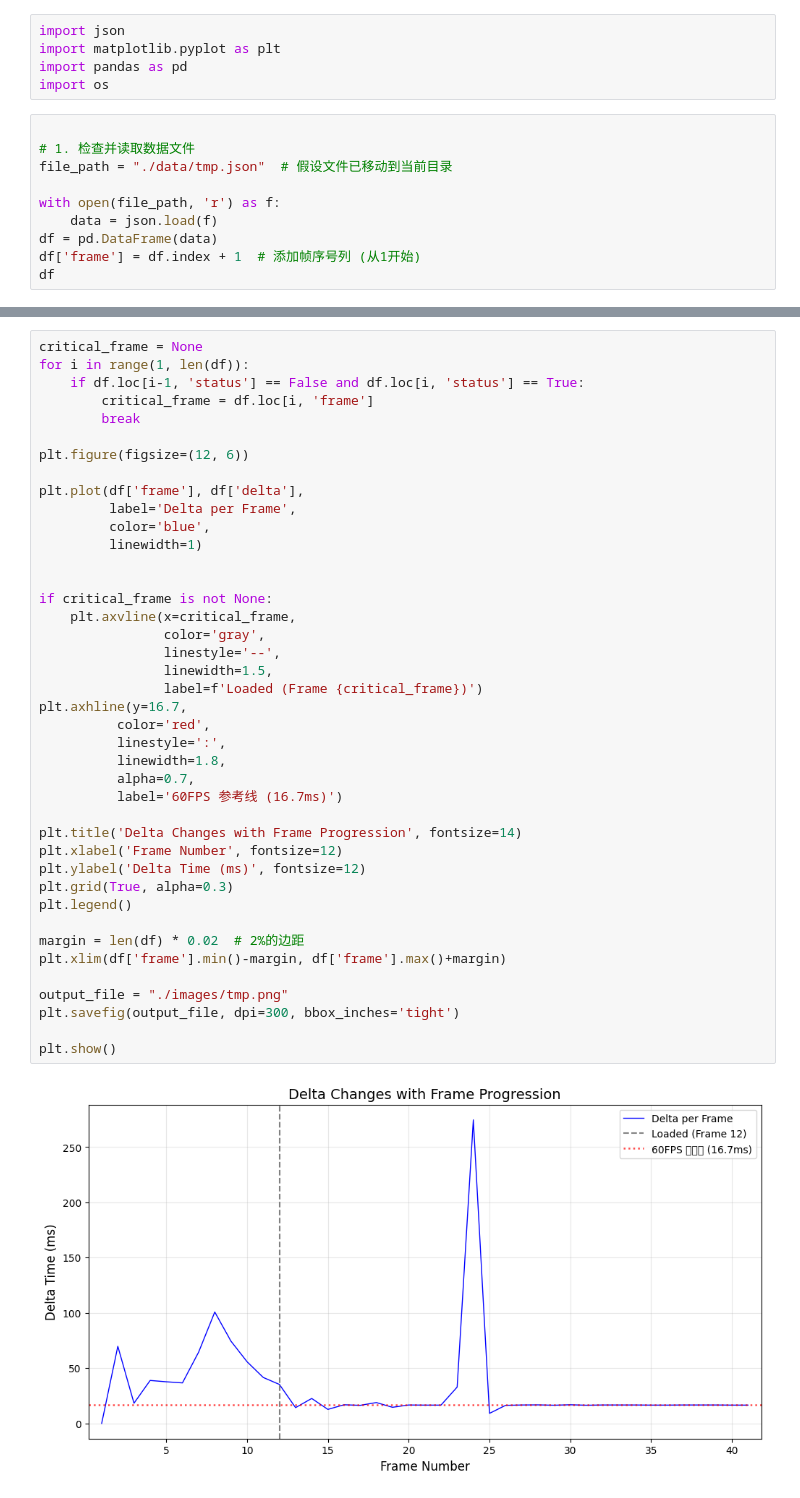
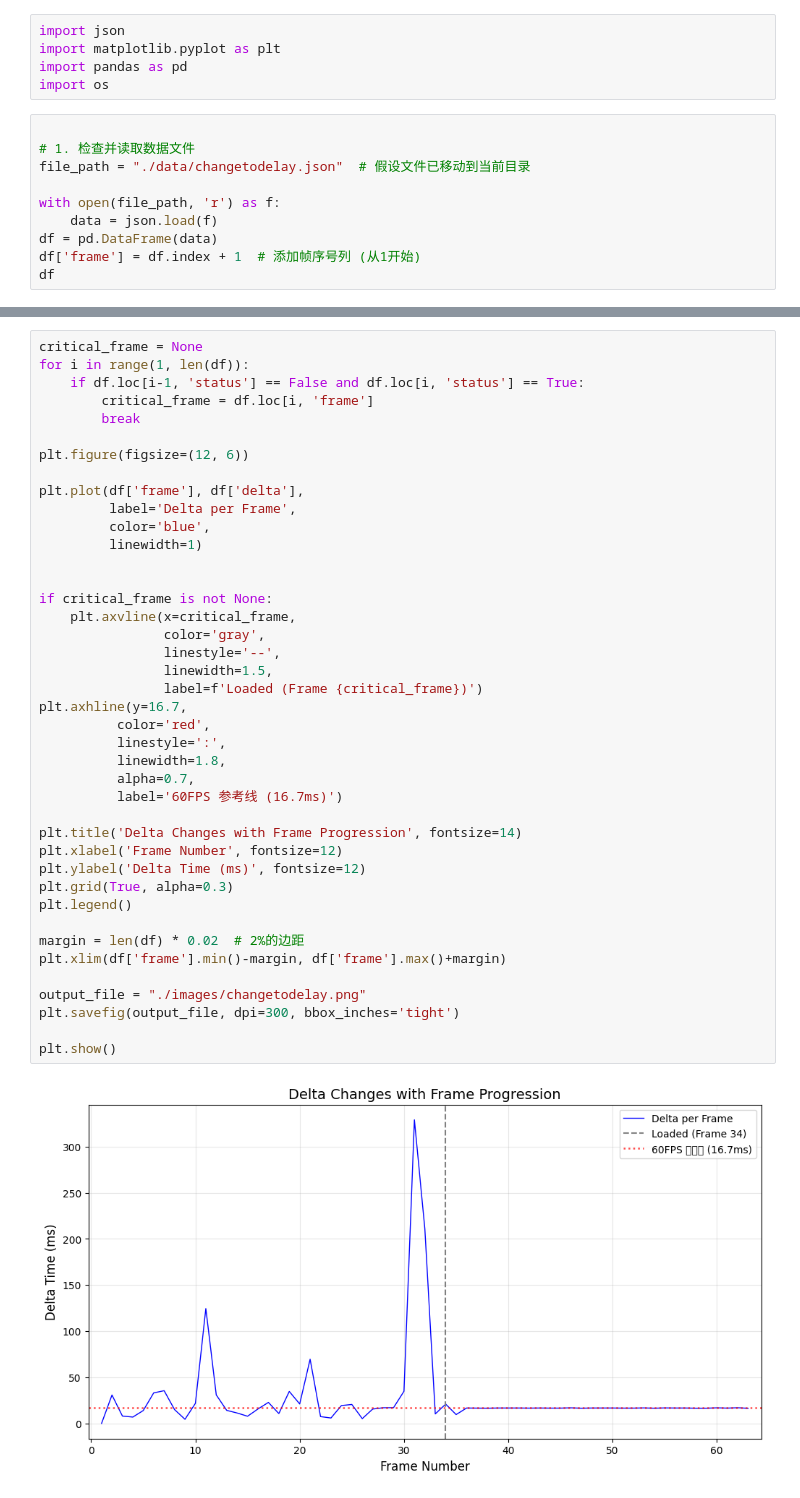
Before and after one commit to qqyzk/loadWebXR, a Jupyter notebook: visualize/delta.ipynb, the cells around one changed output, grey strips where cells are left out. Drawn from its saved outputs; the diff is of its cells as text.

```diff
--- a/visualize/delta.ipynb
+++ b/visualize/delta.ipynb
@@ -6,7 +6,7 @@ import os
 # %%
 
 # 1. 检查并读取数据文件
-file_path = "./data/tmp.json"  # 假设文件已移动到当前目录
+file_path = "./data/changetodelay.json"  # 假设文件已移动到当前目录
 
 with open(file_path, 'r') as f:
     data = json.load(f)
@@ -45,32 +41,32 @@ plt.plot(df['frame'], df['delta'],
          color='blue',
          linewidth=1)
 
 
 if critical_frame is not None:
     plt.axvline(x=critical_frame,
                 color='gray',
                 linestyle='--',
                 linewidth=1.5,
                 label=f'Loaded (Frame {critical_frame})')
 plt.axhline(y=16.7,
           color='red',
           linestyle=':',
           linewidth=1.8,
           alpha=0.7,
           label='60FPS 参考线 (16.7ms)')
 
 plt.title('Delta Changes with Frame Progression', fontsize=14)
 plt.xlabel('Frame Number', fontsize=12)
 plt.ylabel('Delta Time (ms)', fontsize=12)
 plt.grid(True, alpha=0.3)
 plt.legend()
 
 margin = len(df) * 0.02  # 2%的边距
 plt.xlim(df['frame'].min()-margin, df['frame'].max()+margin)
 
-output_file = "./images/tmp.png"
+output_file = "./images/changetodelay.png"
 plt.savefig(output_file, dpi=300, bbox_inches='tight')
 
 plt.show()
 # %% [output]
-[figure, old version]
+[figure, new version]
```
Also changed, not shown: parts of 1 cell of this notebook, 6 other files.
